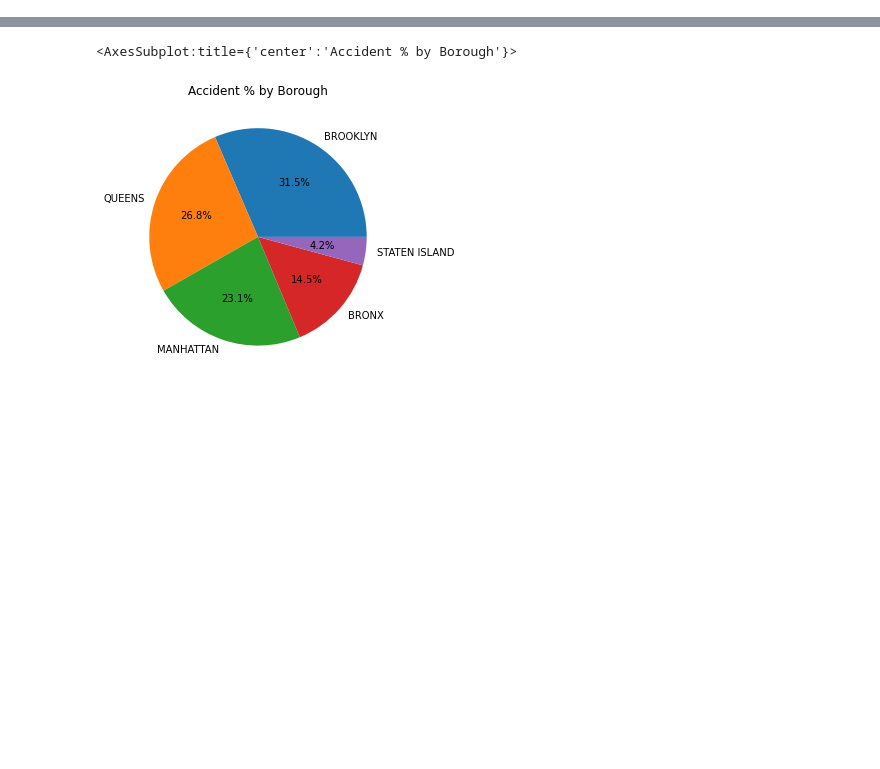
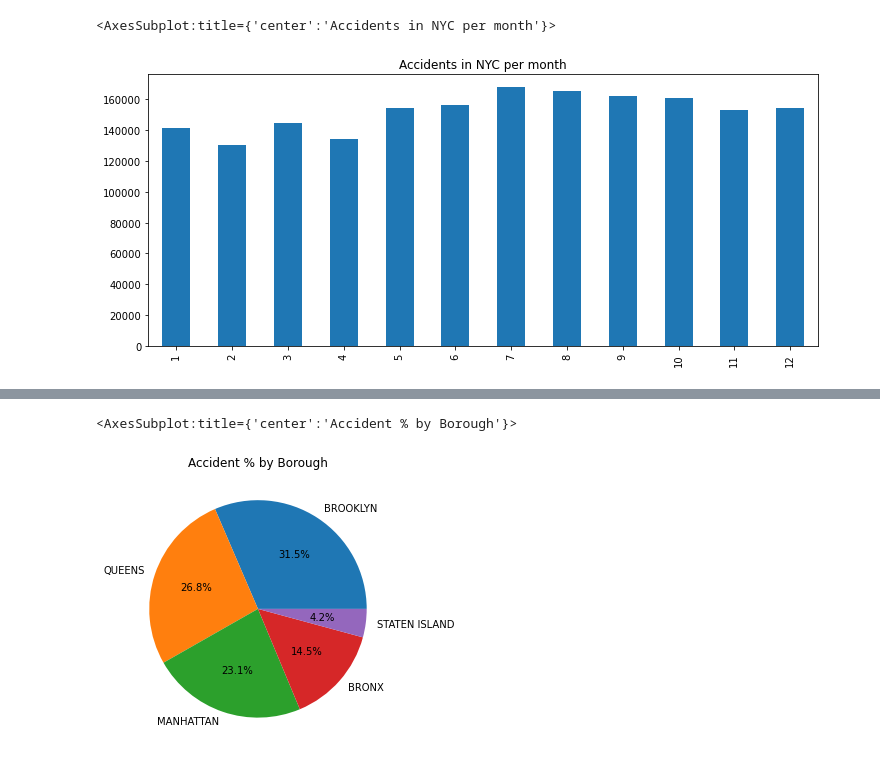
Before and after one commit to sudheendrakatikar/cmpe255-project, a Jupyter notebook: data-viz.ipynb, the cells around one changed output, grey strips where cells are left out. Saved outputs shown, nothing was run; the diff lists cells and outputs as text; code cells hidden in the pictures; blank space fills up the shorter version.

```diff
--- a/data-viz.ipynb
+++ b/data-viz.ipynb
@@ -5,0 +16,8 @@ data = pd.read_csv('data/motor_vehicle_collisions_crashes.csv', low_memory=False
+# %%
+# Bar graph for accidents per month
+
+monthly = pd.Series([ datetime.strptime(date, '%m/%d/%Y').month for date in data['CRASH DATE'] ]).value_counts().sort_index()
+monthly.plot(kind='bar', title='Accidents in NYC per month', figsize=(12, 5))
+# %% [output]
+<AxesSubplot:title={'center':'Accidents in NYC per month'}>
+[figure, added]
```
Also changed, not shown: parts of 7 cells of this notebook.
